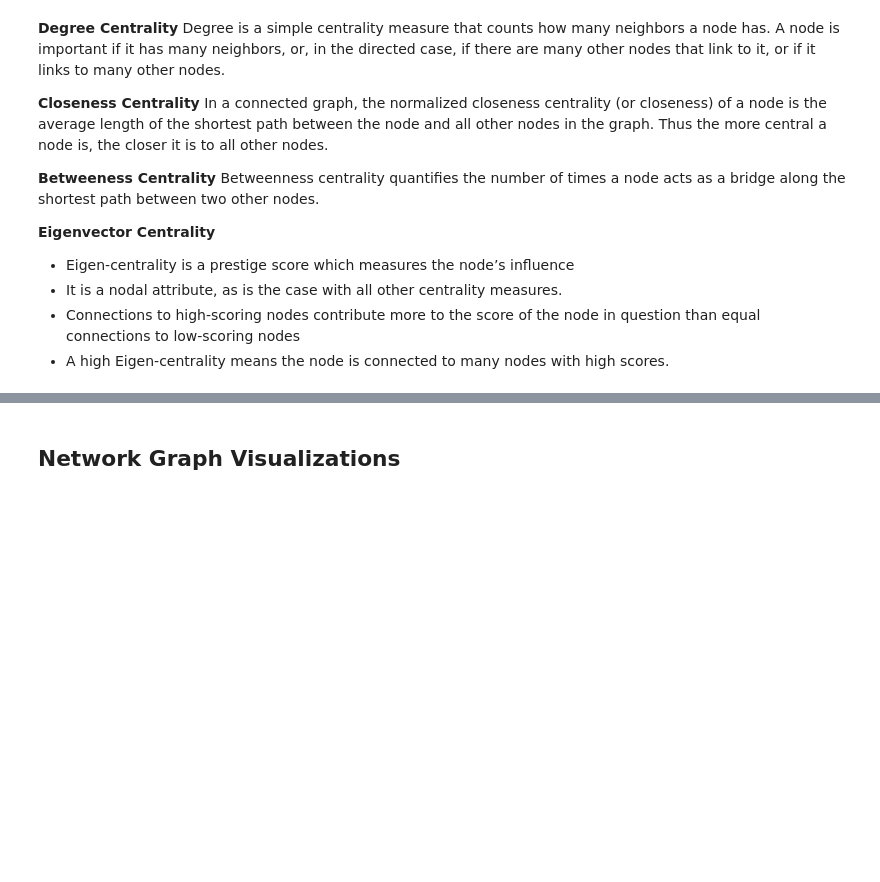
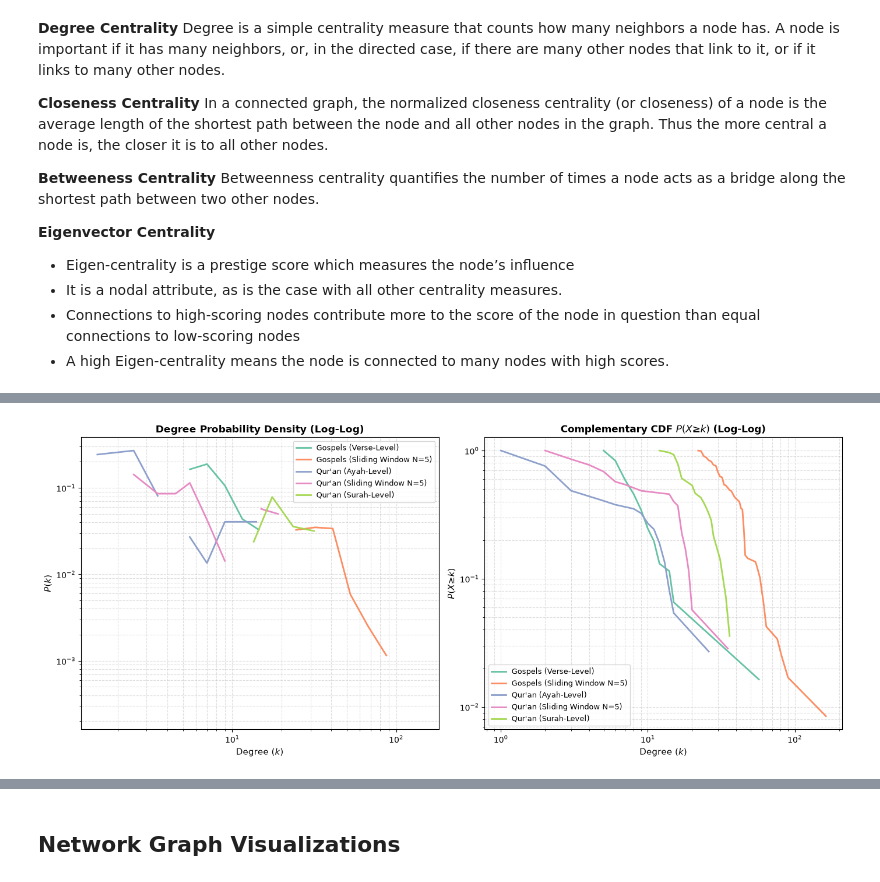
Before and after one commit to erinabruzzy/DSAN6400, a Jupyter notebook: social_network_analysis.ipynb, the cells around one changed output, grey strips where cells are left out. Drawn from its saved outputs; the diff is of its cells as text; code cells hidden in the pictures; blank space fills up the shorter version.

```diff
--- a/social_network_analysis.ipynb
+++ b/social_network_analysis.ipynb
@@ -667,0 +690,88 @@ Found 16 shared characters
+# %%
+def analyze_power_law(networks, top_n_plot=4):
+    fig, axes = plt.subplots(1, 2, figsize=(14, 6))
+
+    # Color palette for graphs
+    colors = sns.color_palette("Set2", len(networks))
+
+    fit_summary = []
+
+    for idx, (name, G) in enumerate(networks.items()):
+        # Extract degree sequence (ignore degree = 0 nodes if any)
+        degrees = [d for n, d in G.degree() if d > 0]
+
+        if len(degrees) < 10:
+            print(f"Skipping {name}: Not enough nodes for statistical fit.")
+            continue
+
+        # Fit Power Law model using powerlaw package
+        fit = powerlaw.Fit(degrees, discrete=True, verbose=False)
+
+        # Calculate alpha (exponent) and xmin
+        alpha = fit.power_law.alpha
+        xmin = fit.power_law.xmin
+
+        # Compare Power Law vs. Lognormal & Exponential distributions
+        # R > 0 favors Power Law, R < 0 favors alternative
+        R_exp, p_exp = fit.distribution_compare(
+            "power_law", "exponential", normalized_ratio=True
+        )
+        R_log, p_log = fit.distribution_compare(
+            "power_law", "lognormal", normalized_ratio=True
+        )
+
+        fit_summary.append(
+            {
+                "Network": name,
+                "Alpha (\u03b1)": round(alpha, 3),
+                "x_min": xmin,
+                "vs. Exponential (R)": round(R_exp, 3),
+                "p-val (Exp)": round(p_exp, 4),
+                "vs. Lognormal (R)": round(R_log, 3),
+                "p-val (Log)": round(p_log, 4),
+            }
+        )
+
+        # --- Plot 1: PDF (Degree Histograms on Log-Log) ---
+        fit.plot_pdf(
+            ax=axes[0], color=colors[idx], label=f"{name}", linewidth=2
+        )
+
+        # --- Plot 2: CCDF (Cumulative Degree Distribution) ---
+        fit.plot_ccdf(
+            ax=axes[1], color=colors[idx], label=f"{name}", linewidth=2
+        )
+
+    # Styling Plot 1 (PDF)
+    axes[0].set_title(
+        "Degree Probability Density (Log-Log)", fontsize=12, fontweight="bold"
+    )
+    axes[0].set_xlabel("Degree ($k$)", fontsize=11)
+    axes[0].set_ylabel("$P(k)$", fontsize=11)
+    axes[0].grid(True, which="both", ls="--", alpha=0.4)
+    axes[0].legend(fontsize=9)
+
+    # Styling Plot 2 (CCDF)
+    axes[1].set_title(
+        "Complementary CDF $P(X \u2265 k)$ (Log-Log)",
+        fontsize=12,
+        fontweight="bold",
+    )
+    axes[1].set_xlabel("Degree ($k$)", fontsize=11)
+    axes[1].set_ylabel("$P(X \u2265 k)$", fontsize=11)
+    axes[1].grid(True, which="both", ls="--", alpha=0.4)
+    axes[1].legend(fontsize=9)
+
+    plt.tight_layout()
+    plt.savefig("images/power_law.png")
+    plt.show()
+
+    # Return tabular summary of power law parameters
+    return pd.DataFrame(fit_summary)
+
+
+# Run analysis across all 5 of your networks
+df_powerlaw_results = analyze_power_law(networks)
+print(df_powerlaw_results.to_markdown(index=False))
+# %% [output]
+[figure, added]
```
Also changed, not shown: parts of 14 cells of this notebook, 2 other files.
